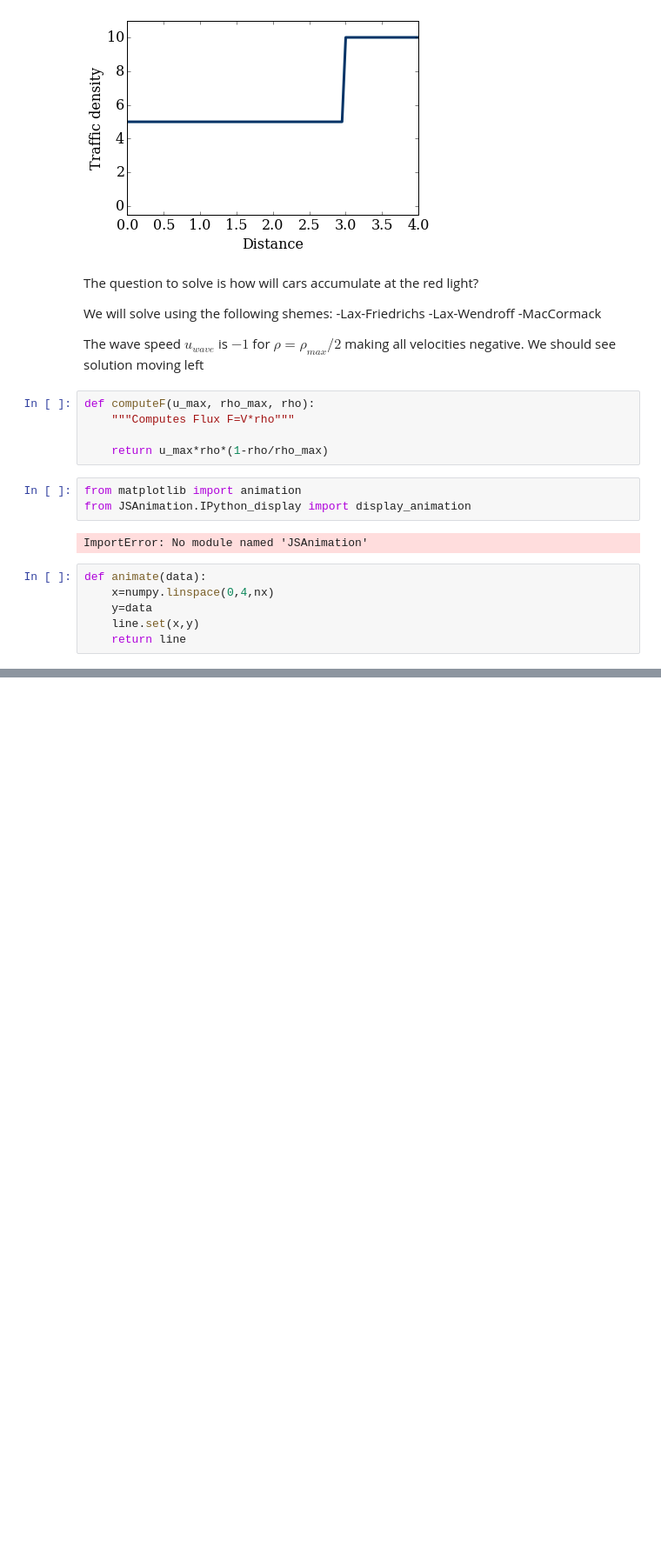
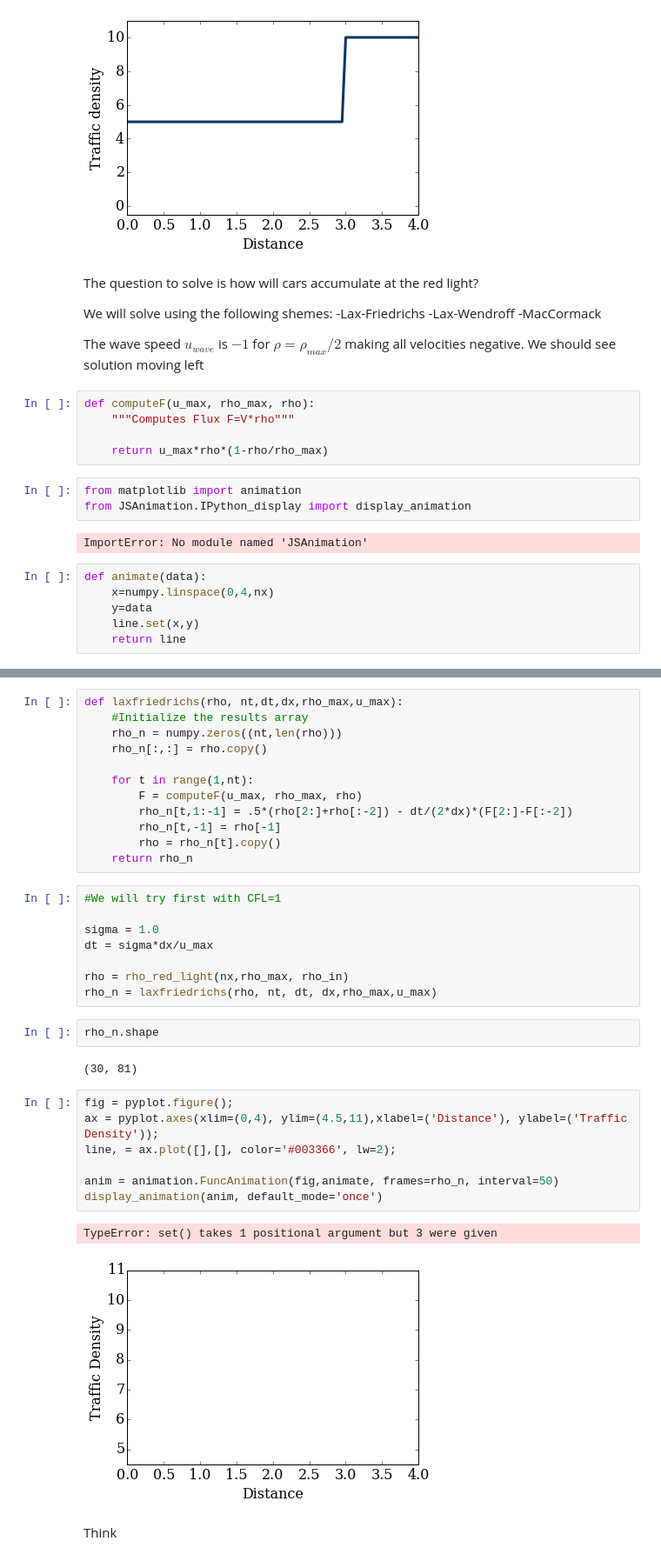
Before and after one commit to cdigangi8/working_dir, a Jupyter notebook: working/Module_3.02.ipynb, the cells around one changed output, grey strips where cells are left out. Shown: that part at 87% size. Saved outputs shown, nothing was run; the diff lists cells and outputs as text; blank space fills up the shorter version.

```diff
--- a/working/Module_3.02.ipynb
+++ b/working/Module_3.02.ipynb
@@ -75,0 +102,36 @@ def animate(data):
+# %%
+def laxfriedrichs(rho, nt,dt,dx,rho_max,u_max):
+    #Initialize the results array
+    rho_n = numpy.zeros((nt,len(rho)))
+    rho_n[:,:] = rho.copy()
+
+    for t in range(1,nt):
+        F = computeF(u_max, rho_max, rho)
+        rho_n[t,1:-1] = .5*(rho[2:]+rho[:-2]) - dt/(2*dx)*(F[2:]-F[:-2])
+        rho_n[t,-1] = rho[-1]
+        rho = rho_n[t].copy()
+    return rho_n
+# %%
+#We will try first with CFL=1
+
+sigma = 1.0
+dt = sigma*dx/u_max
+
+rho = rho_red_light(nx,rho_max, rho_in)
+rho_n = laxfriedrichs(rho, nt, dt, dx,rho_max,u_max)
+# %%
+rho_n.shape
+# %% [output]
+(30, 81)
+# %%
+fig = pyplot.figure();
+ax = pyplot.axes(xlim=(0,4), ylim=(4.5,11),xlabel=('Distance'), ylabel=('Traffic Density'));
+line, = ax.plot([],[], color='#003366', lw=2);
+
+anim = animation.FuncAnimation(fig,animate, frames=rho_n, interval=50)
+display_animation(anim, default_mode='once')
+# %% [output]
+TypeError: set() takes 1 positional argument but 3 were given
+[figure, added]
+# %% [markdown]
+Think
```
Also changed, not shown: parts of 4 cells of this notebook.
